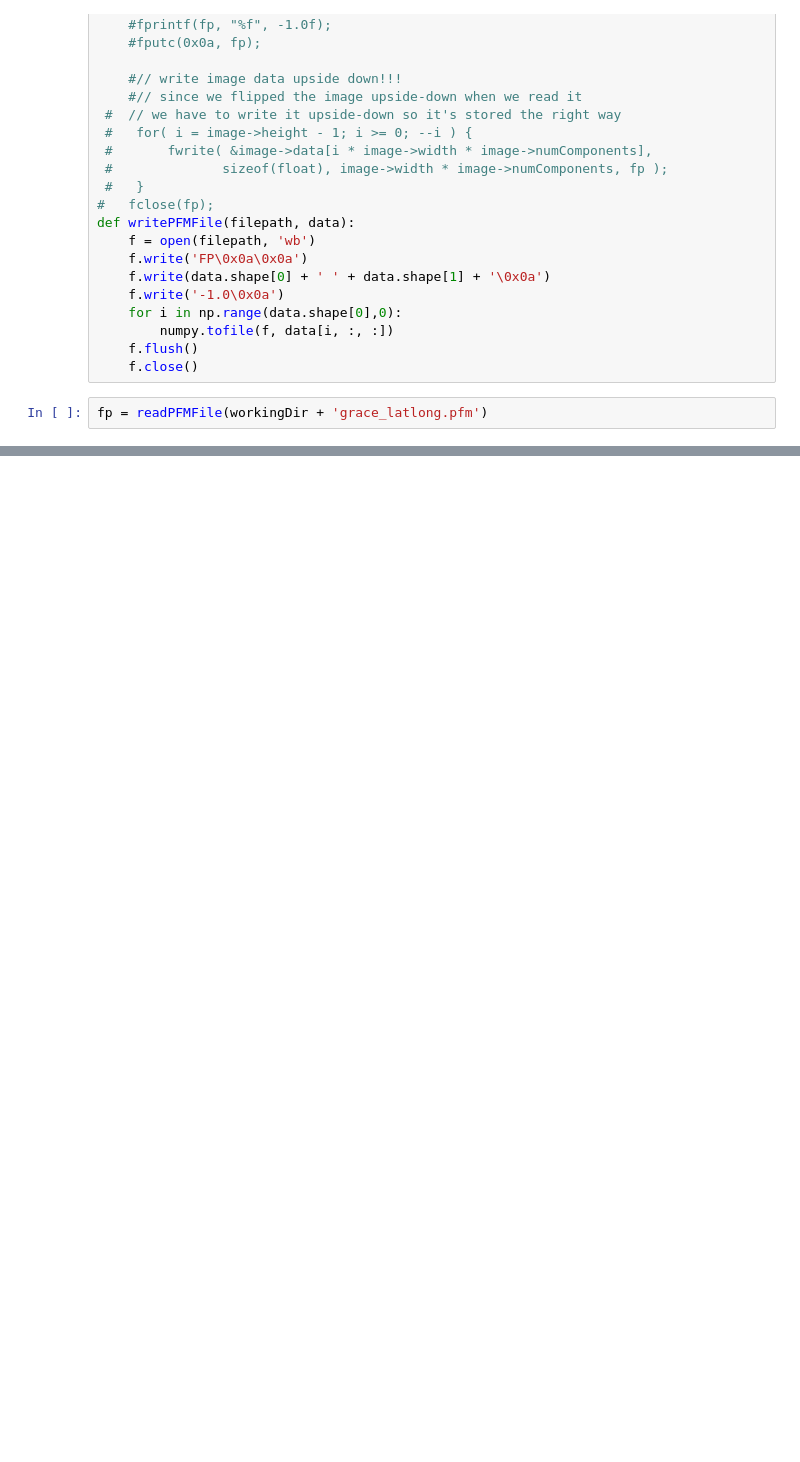
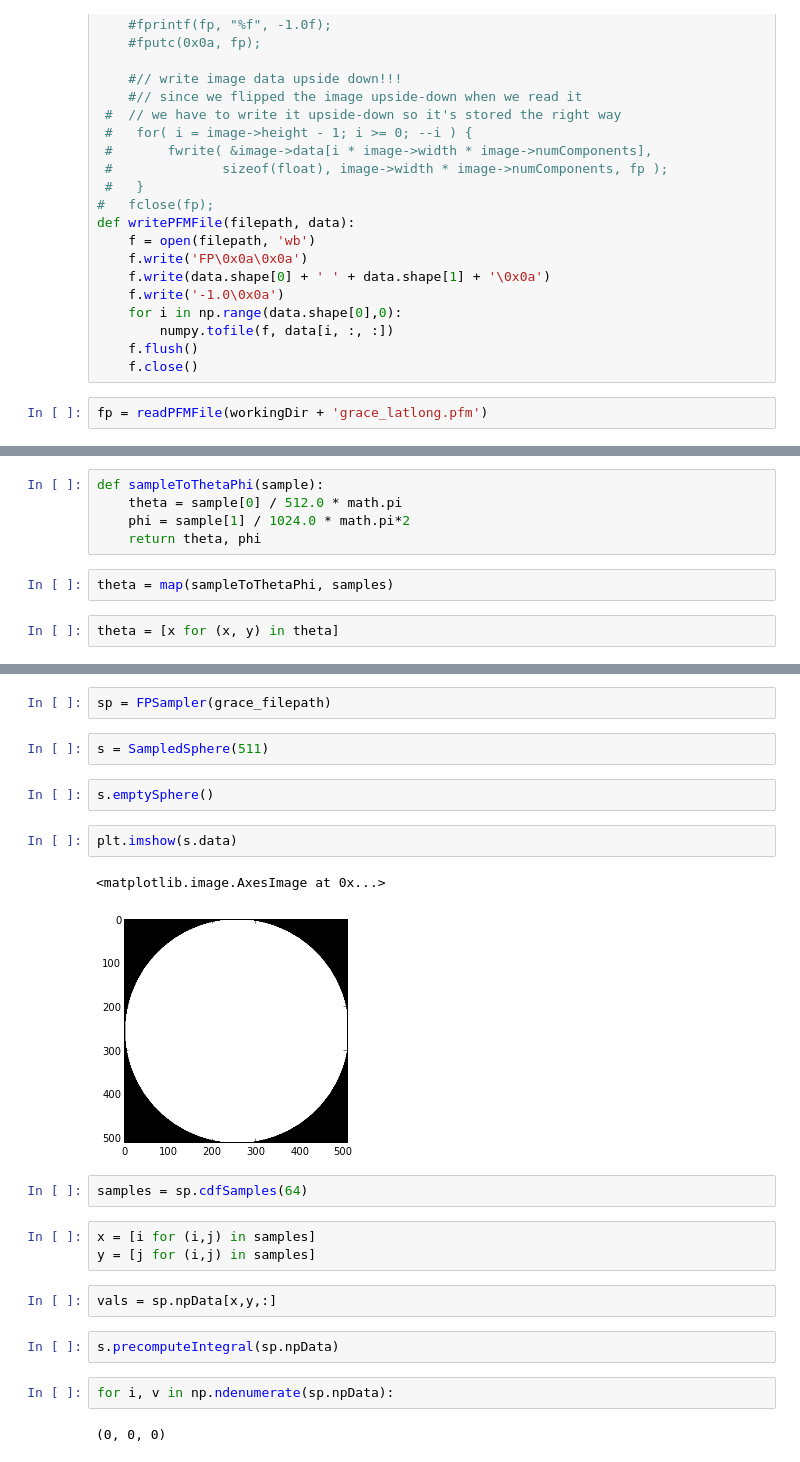
Before and after one commit to pavelgrib/hdr, a Jupyter notebook: cw2/ImageSampling.ipynb, the cells around one changed output, grey strips where cells are left out. Drawn from its saved outputs; the diff is of its cells as text; blank space fills up the shorter version.

```diff
--- a/cw2/ImageSampling.ipynb
+++ b/cw2/ImageSampling.ipynb
@@ -120,0 +297,9 @@ testArr.shape
+# %%
+def sampleToThetaPhi(sample):
+    theta = sample[0] / 512.0 * math.pi
+    phi = sample[1] / 1024.0 * math.pi*2
+    return theta, phi
+# %%
+theta = map(sampleToThetaPhi, samples)
+# %%
+theta = [x for (x, y) in theta]
@@ -120,0 +505,24 @@ testArr.shape
+# %%
+sp = FPSampler(grace_filepath)
+# %%
+s = SampledSphere(511)
+# %%
+s.emptySphere()
+# %%
+plt.imshow(s.data)
+# %% [output]
+<matplotlib.image.AxesImage at 0x...>
+[figure, added]
+# %%
+samples = sp.cdfSamples(64)
+# %%
+x = [i for (i,j) in samples]
+y = [j for (i,j) in samples]
+# %%
+vals = sp.npData[x,y,:]
+# %%
+s.precomputeIntegral(sp.npData)
+# %%
+for i, v in np.ndenumerate(sp.npData):
+# %% [output]
+(0, 0, 0)
```
Also changed, not shown: parts of 31 cells of this notebook, 10 other files.
